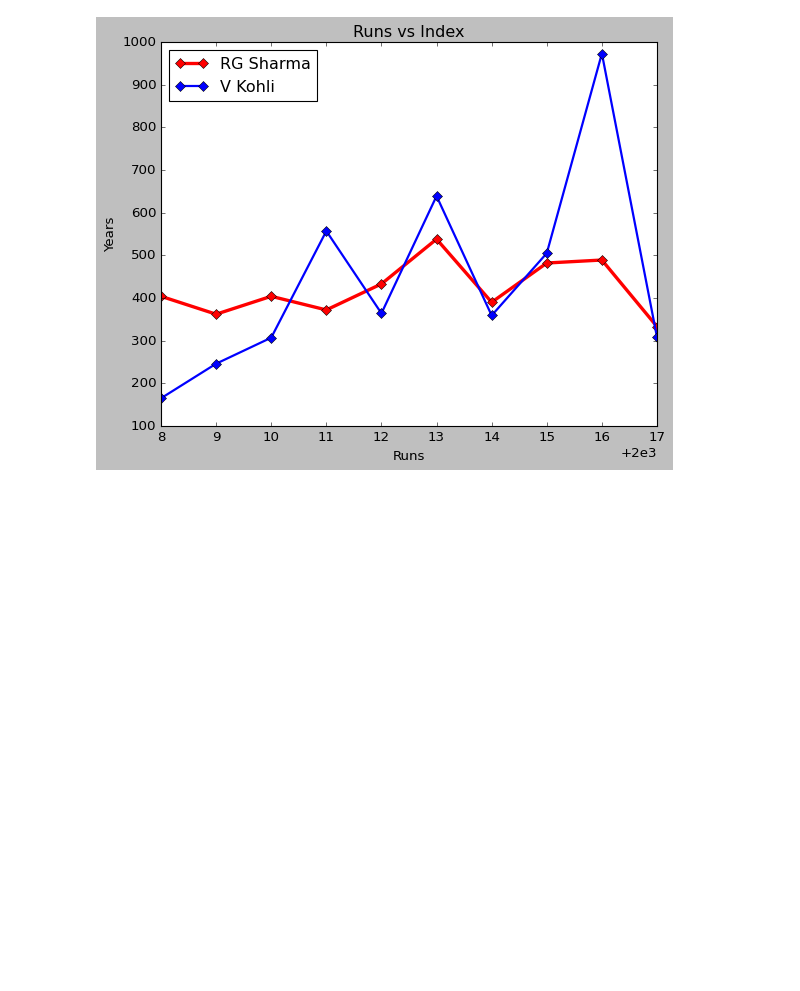
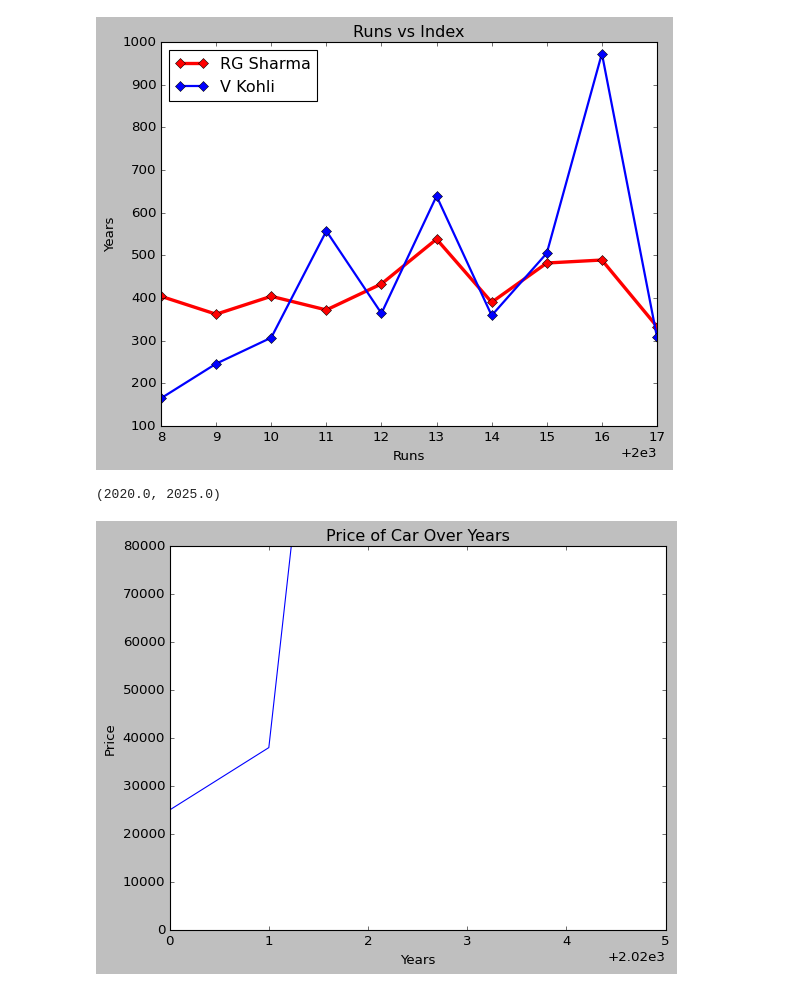
Before and after one commit to Hilal-11/Numpy-Pandas-Matplotlib-Seaborn-Sipy, a Jupyter notebook: matplotlib/matplotlib.ipynb, the cells around one changed output. Saved outputs shown, nothing was run; the diff lists cells and outputs as text; code cells hidden in the pictures; blank space fills up the shorter version.

Commit message:
matplotlib plots and visualization

```diff
--- a/matplotlib/matplotlib.ipynb
+++ b/matplotlib/matplotlib.ipynb
@@ -110,3 +110,18 @@ plt.legend(loc='best') # loc parameter is used to specify the location of the le
 # %% [output]
 <matplotlib.legend.Legend at 0x...>
 [figure]
+# %%
+
+# setting the limit of x and y axis is very important as it helps us to focus on the specific range of data that we want to analyze. We can set the limit of x and y axis by using the xlim and ylim functions.
+price = [40000, 45000, 50000, 55000, 60000, 25000, 38000, 780000]
+years = [2015, 2016, 2017, 2018, 2019, 2020, 2021, 2025]
+
+plt.plot(years, price)
+plt.xlabel('Years')
+plt.ylabel('Price')
+plt.title('Price of Car Over Years')
+plt.ylim(0, 80000) # to set the limit of y-axis
+plt.xlim(2020, 2025) # to set the limit of x-axis
+# %% [output]
+(2020.0, 2025.0)
+[figure, added]
```
Also changed, not shown: parts of 2 cells of this notebook.
